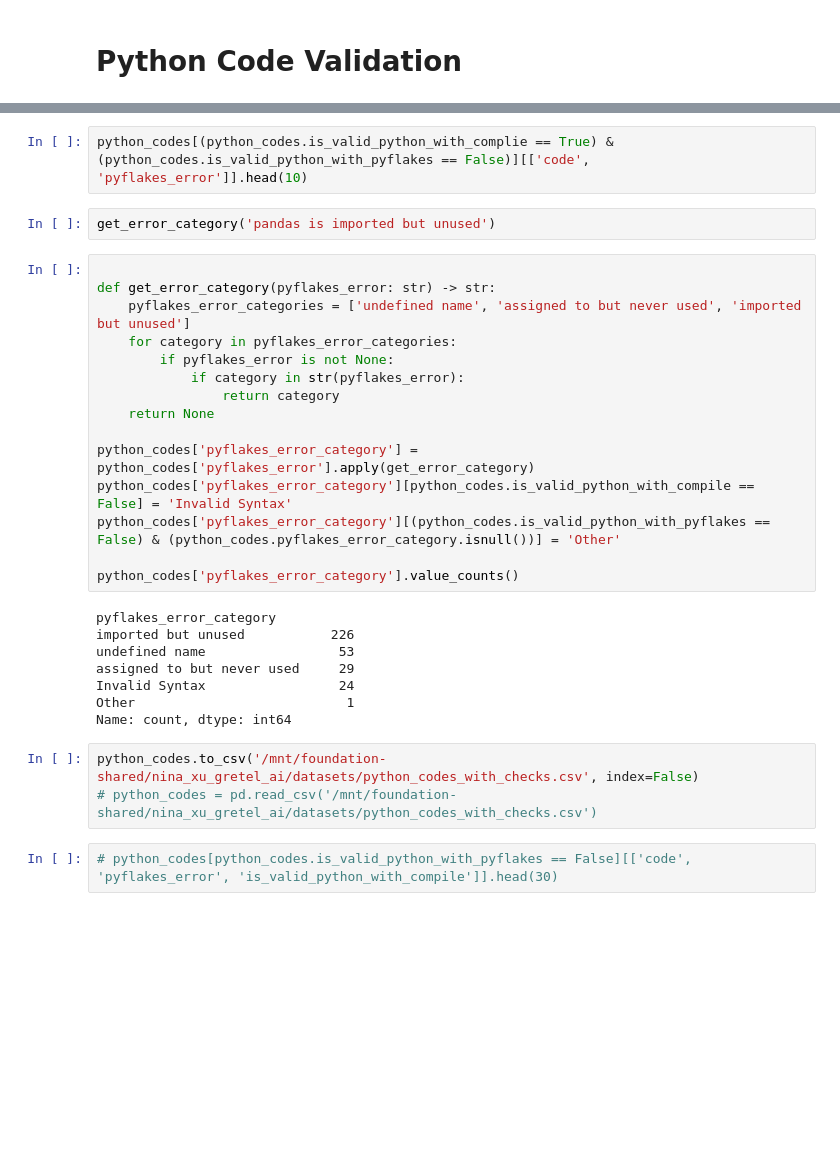
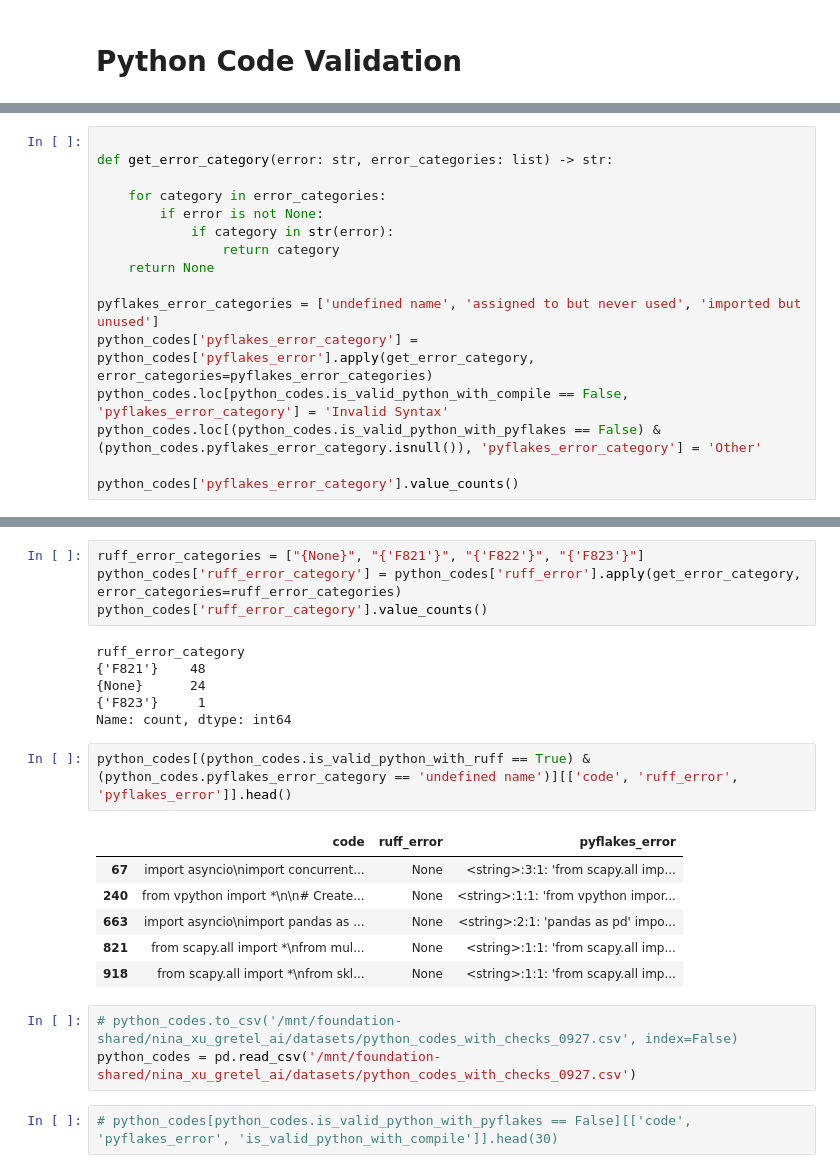
Before and after one commit to gretelai/navigator-helpers, a Jupyter notebook: experiments/code_validation/code_validation.ipynb, the cells around one changed output, grey strips where cells are left out. Saved outputs shown, nothing was run; the diff lists cells and outputs as text; blank space fills up the shorter version.

```diff
--- a/experiments/code_validation/code_validation.ipynb
+++ b/experiments/code_validation/code_validation.ipynb
@@ -591,0 +598,16 @@ python_codes[python_codes.is_valid_python_with_compile == False][['code', 'compi
+# %%
+
+def get_error_category(error: str, error_categories: list) -> str:
+
+    for category in error_categories:
+        if error is not None:
+            if category in str(error):
+                return category
+    return None
+
+pyflakes_error_categories = ['undefined name', 'assigned to but never used', 'imported but unused']
+python_codes['pyflakes_error_category'] = python_codes['pyflakes_error'].apply(get_error_category, error_categories=pyflakes_error_categories)
+python_codes.loc[python_codes.is_valid_python_with_compile == False, 'pyflakes_error_category'] = 'Invalid Syntax'
+python_codes.loc[(python_codes.is_valid_python_with_pyflakes == False) & (python_codes.pyflakes_error_category.isnull()), 'pyflakes_error_category'] = 'Other'
+
+python_codes['pyflakes_error_category'].value_counts()
@@ -592,33 +622,25 @@ python_codes[python_codes.is_valid_python_with_compile == False][['code', 'compi
+# %%
+ruff_error_categories = ["{None}", "{'F821'}", "{'F822'}", "{'F823'}"]
+python_codes['ruff_error_category'] = python_codes['ruff_error'].apply(get_error_category, error_categories=ruff_error_categories)
+python_codes['ruff_error_category'].value_counts()
+# %% [output]
+ruff_error_category
+{'F821'}    48
+{None}      24
+{'F823'}     1
+Name: count, dtype: int64
 # %%
-python_codes[(python_codes.is_valid_python_with_complie == True) & (python_codes.is_valid_python_with_pyflakes == False)][['code', 'pyflakes_error']].head(10)
+python_codes[(python_codes.is_valid_python_with_ruff == True) & (python_codes.pyflakes_error_category == 'undefined name')][['code', 'ruff_error', 'pyflakes_error']].head()
+# %% [output]
+|  | code | ruff_error | pyflakes_error |
+| 67 | import asyncio\nimport concurrent... | None | <string>:3:1: 'from scapy.all imp... |
+| 240 | from vpython import *\n\n# Create... | None | <string>:1:1: 'from vpython impor... |
+| 663 | import asyncio\nimport pandas as ... | None | <string>:2:1: 'pandas as pd' impo... |
+| 821 | from scapy.all import *\nfrom mul... | None | <string>:1:1: 'from scapy.all imp... |
+| 918 | from scapy.all import *\nfrom skl... | None | <string>:1:1: 'from scapy.all imp... |
-# %%
-get_error_category('pandas is imported but unused')
-# %%
-
-def get_error_category(pyflakes_error: str) -> str:
-    pyflakes_error_categories = ['undefined name', 'assigned to but never used', 'imported but unused']
-    for category in pyflakes_error_categories:
-        if pyflakes_error is not None:
-            if category in str(pyflakes_error):
-                return category
-    return None
-
-python_codes['pyflakes_error_category'] = python_codes['pyflakes_error'].apply(get_error_category)
-python_codes['pyflakes_error_category'][python_codes.is_valid_python_with_compile == False] = 'Invalid Syntax'
-python_codes['pyflakes_error_category'][(python_codes.is_valid_python_with_pyflakes == False) & (python_codes.pyflakes_error_category.isnull())] = 'Other'
-
-python_codes['pyflakes_error_category'].value_counts()
-# %% [output]
-pyflakes_error_category
-imported but unused           226
-undefined name                 53
-assigned to but never used     29
-Invalid Syntax                 24
-Other                           1
-Name: count, dtype: int64
 # %%
-python_codes.to_csv('/mnt/foundation-shared/nina_xu_gretel_ai/datasets/python_codes_with_checks.csv', index=False)
-# python_codes = pd.read_csv('/mnt/foundation-shared/nina_xu_gretel_ai/datasets/python_codes_with_checks.csv')
+# python_codes.to_csv('/mnt/foundation-shared/nina_xu_gretel_ai/datasets/python_codes_with_checks_0927.csv', index=False)
+python_codes = pd.read_csv('/mnt/foundation-shared/nina_xu_gretel_ai/datasets/python_codes_with_checks_0927.csv')
 # %%
 # python_codes[python_codes.is_valid_python_with_pyflakes == False][['code', 'pyflakes_error', 'is_valid_python_with_compile']].head(30)
 # %%
```
Also changed, not shown: parts of 12 cells of this notebook, 1 other file.
